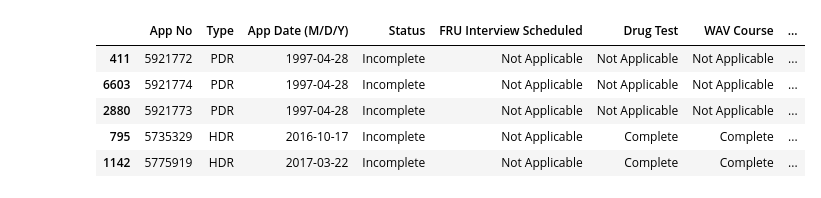
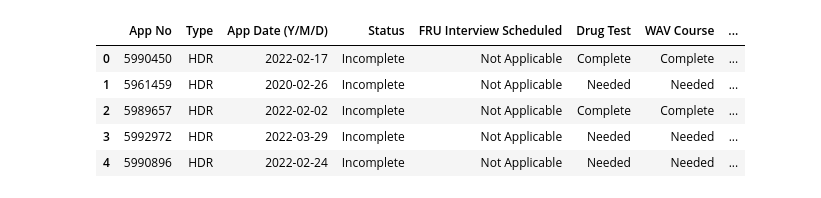
Before and after one commit to brian-calderon/Project_1, a Jupyter notebook: Test1.ipynb, the cells around one changed output. Saved outputs shown, nothing was run; the diff lists cells and outputs as text; code cells hidden in the pictures.

```diff
--- a/Test1.ipynb
+++ b/Test1.ipynb
@@ -1,11 +1,14 @@
 # %%
 import numpy as np
 import pandas as pd
-import plotly
-# Loading csv file into a pandas DataFrame
-df = pd.read_csv('TLC_New_Driver_App.csv')
-df = df.rename(columns={'App Date': 'App Date (M/D/Y)'}) #Changing column name to include (m/d/Y)
-print(df.info())#Some info about the dataframe
-df.head()#first 5 rows
+import plotly as py
+import plotly.express as px
+
+# Loading csv files into a pandas DataFrame
+db1 = pd.read_csv('TLC_New_Driver_App.csv')# Mostly contains data from 2020-2022
+db2 = pd.read_csv('Historical_Driver_Application_Status.csv')# Contains more data from 2015-2022
+df = pd.concat([db1,db2])# Combning both datasets
+print(df.info())
+df.head()
 # %% [output]
 <class 'pandas.core.frame.DataFrame'>
@@ -37,12 +71,14 @@ None
 # %%
-df['App Date (M/D/Y)'] = pd.to_datetime(df['App Date (M/D/Y)'],format = '%m/%d/%Y')#Converts App Date column into a datetime instance column
-# type(df['App Date (M/D/Y)'])
-df = df.sort_values(by = 'App Date (M/D/Y)') #Sorts DF by app Date (can only be done if converted to datetime instances)
+# Converts App Date column into a datetime instance column. Note that once the conversion is done the format is
+# changed to (Y/M/D)
+df['App Date (M/D/Y)'] = pd.to_datetime(df['App Date (M/D/Y)'],format = '%m/%d/%Y')
+# Renaming to reflect the fact that 'to_dataframe' change the order of the display date to (Y/M/D)
+df = df.rename({'App Date (M/D/Y)':'App Date (Y/M/D)'}, axis = 1)
 df.head()
 # %% [output]
-|  | App No | Type | App Date (M/D/Y) | Status | FRU Interview Scheduled | Drug Test | WAV Course | ... |
-| 411 | 5921772 | PDR | 1997-04-28 | Incomplete | Not Applicable | Not Applicable | Not Applicable | ... |
-| 6603 | 5921774 | PDR | 1997-04-28 | Incomplete | Not Applicable | Not Applicable | Not Applicable | ... |
-| 2880 | 5921773 | PDR | 1997-04-28 | Incomplete | Not Applicable | Not Applicable | Not Applicable | ... |
-| 795 | 5735329 | HDR | 2016-10-17 | Incomplete | Not Applicable | Complete | Complete | ... |
-| 1142 | 5775919 | HDR | 2017-03-22 | Incomplete | Not Applicable | Complete | Complete | ... |
+|  | App No | Type | App Date (Y/M/D) | Status | FRU Interview Scheduled | Drug Test | WAV Course | ... |
+| 0 | 5990450 | HDR | 2022-02-17 | Incomplete | Not Applicable | Complete | Complete | ... |
+| 1 | 5961459 | HDR | 2020-02-26 | Incomplete | Not Applicable | Needed | Needed | ... |
+| 2 | 5989657 | HDR | 2022-02-02 | Incomplete | Not Applicable | Complete | Complete | ... |
+| 3 | 5992972 | HDR | 2022-03-29 | Incomplete | Not Applicable | Needed | Needed | ... |
+| 4 | 5990896 | HDR | 2022-02-24 | Incomplete | Not Applicable | Needed | Needed | ... |
```
Also changed, not shown: parts of 16 cells of this notebook.
